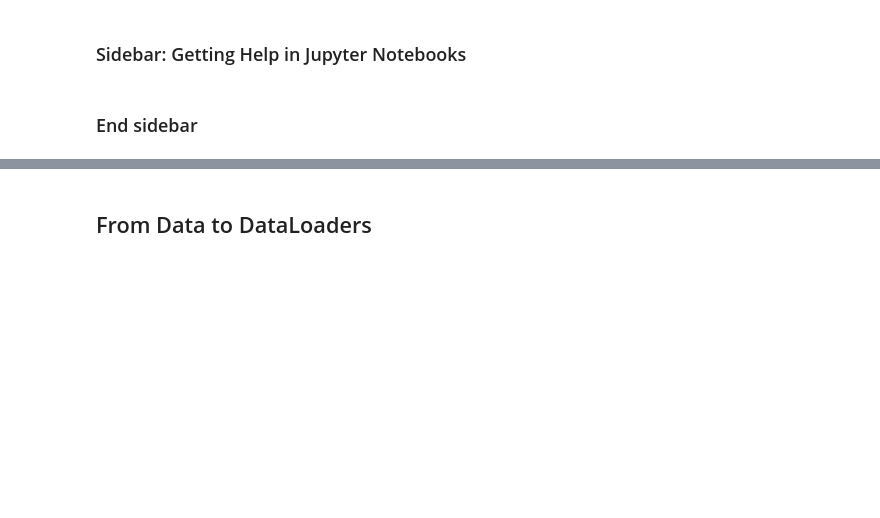
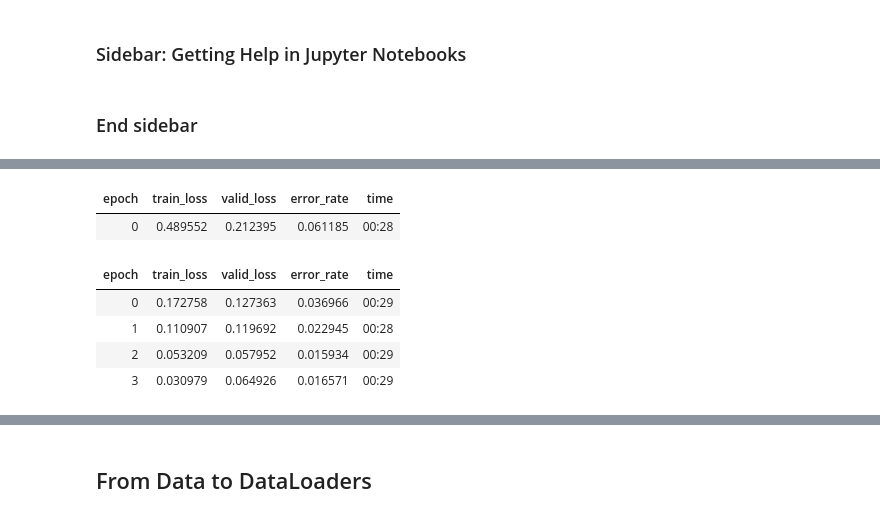
Before and after one commit to mickeykedia/fastai-course-work, a Jupyter notebook: clean/02_production.ipynb, the cells around one changed output, grey strips where cells are left out. Saved outputs shown, nothing was run; the diff lists cells and outputs as text; code cells hidden in the pictures; blank space fills up the shorter version.

```diff
--- a/clean/02_production.ipynb
+++ b/clean/02_production.ipynb
@@ -92,0 +125,4 @@ im.to_thumb(128, 128)
+# %%
+learn = cnn_learner(dls, resnet18, metrics=error_rate)
+learn.fine_tune(4)
+# %% [output]
@@ -92,0 +130,7 @@ im.to_thumb(128, 128)
+| epoch | train_loss | valid_loss | error_rate | time |
+| 0 | 0.489552 | 0.212395 | 0.061185 | 00:28 |
+| epoch | train_loss | valid_loss | error_rate | time |
+| 0 | 0.172758 | 0.127363 | 0.036966 | 00:29 |
+| 1 | 0.110907 | 0.119692 | 0.022945 | 00:28 |
+| 2 | 0.053209 | 0.057952 | 0.015934 | 00:29 |
+| 3 | 0.030979 | 0.064926 | 0.016571 | 00:29 |
```
Also changed, not shown: parts of 14 cells of this notebook.
